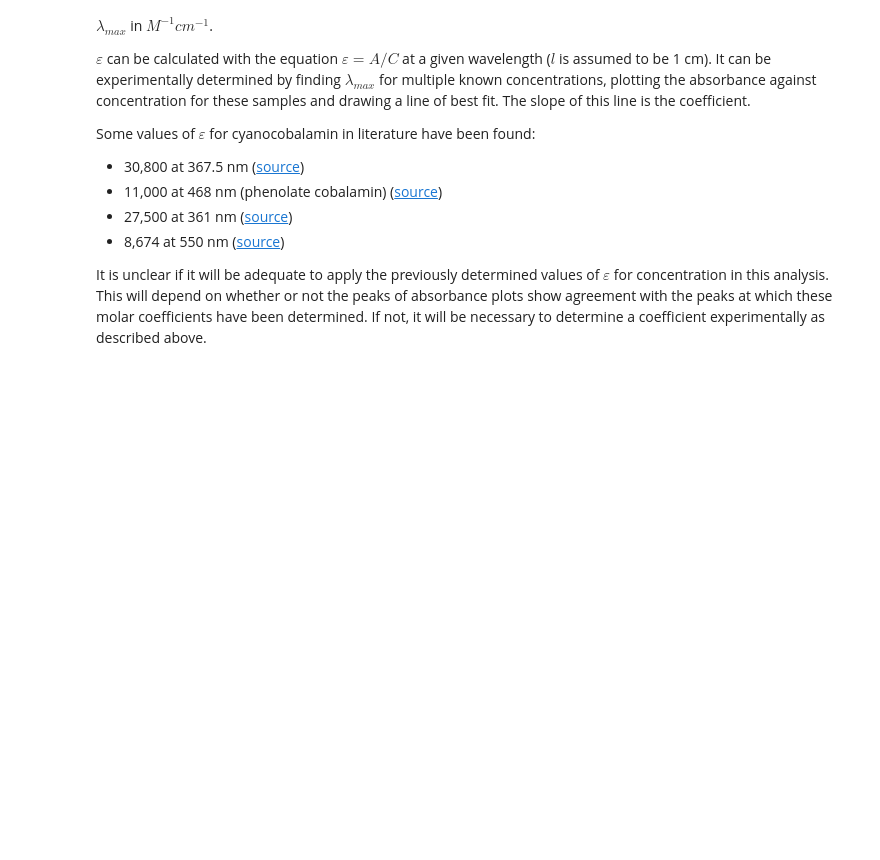
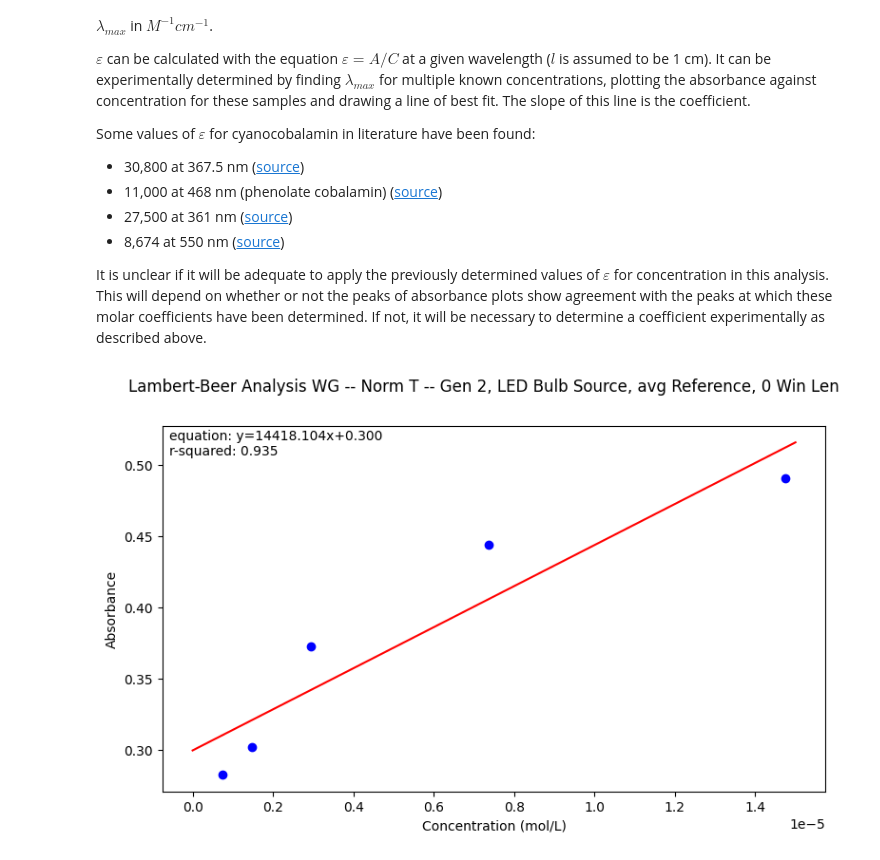
Before and after one commit to andbalch/Spectrophotometry-Project-Fine-Tuning, a Jupyter notebook: analysis.ipynb, the cells around one changed output. Saved outputs shown, nothing was run; the diff lists cells and outputs as text; code cells hidden in the pictures; blank space fills up the shorter version.

Commit message:
Reorganize figures, plotting for papers/demos

```diff
--- a/analysis.ipynb
+++ b/analysis.ipynb
@@ -447,13 +447,17 @@ test_ref = "avg"
 test_len = "0"
 test_brand = "WG"
 
-data_path = f"Plots_norm\Gen {test_gen}\{test_source} Source\{test_ref}\Win Len {test_len}\Data_{test_brand}_Gen{test_gen}_{test_source}_{test_ref}_WL{test_len}.csv"
-data = pd.read_csv(data_path)
-
 fig = go.Figure()
 for c in conc_list:
-    c_data = data.loc[data["Concentration"] == c]
-    c_data.reset_index(inplace=True)
+    # Normalized data path
+    # data_path = f"Plots_norm\Gen {test_gen}\{test_source} Source\{test_ref}\Win Len {test_len}\Data_{test_brand}_Gen{test_gen}_{test_source}_{test_ref}_WL{test_len}.csv"
+    # data = pd.read_csv(data_path)
+    # c_data = data.loc[data["Concentration"] == c]
+    # c_data.reset_index(inplace=True)
+    # Non-normalized data path
+    data_path = f"Plots\Gen {test_gen}\{test_source} Source\{test_ref}\Win Len {test_len}\Data_{test_brand}_C{c.replace(' mcg','')}_Gen{test_gen}_{test_source}_{test_ref}_WL{test_len}.csv"
+    c_data = pd.read_csv(data_path)
+
     peaks = calc_peaks(c_data['Absorbance'], method="cwt")
 
     fig.add_trace(go.Scatter(
@@ -461,7 +465,7 @@ for c in conc_list:
         y=c_data['Absorbance'],
         mode='lines',
         name=c,
-        line_color=colors[c]
+        # line_color=colors[c]
     ))
 
     fig.add_trace(go.Scatter(
@@ -477,9 +481,11 @@ fig.show()
 # sns.regplot(x=df["Concentration (mol/L)"], y=df["Absorbance"], ci=False, logx=False, line_kws={'color': "red"})
 
 molar_concentrations = [0.00000073779, 0.00000147558, 0.00000295116, 0.0000073779, 0.0000147558]
-target_peak = 690
-for ref in ref_methods:
-    for win_len in moving_avg_win_lens:
+target_peak = 580
+# for ref in ref_methods:
+for ref in ['avg']:
+    # for win_len in moving_avg_win_lens:
+    for win_len in [0]:
         data_path = f"Plots_norm\Gen 2\LED Bulb Source\{ref}\Win Len {win_len}\Data_WG_Gen2_LED Bulb_{ref}_WL{win_len}.csv"
         data = pd.read_csv(data_path)
         # Interactive spectra plot
@@ -498,33 +504,36 @@ for ref in ref_methods:
 
             absorbance = c_data.loc[c_data["Wavelength"] == peak_wl, "Absorbance"].values[0]
             peak_abs.append(absorbance)
 
             # Interactive spectra plot
             # fig.add_trace(go.Scatter(
             #     x=c_data['Wavelength'],
             #     y=c_data['Absorbance'],
             #     mode='lines',
             #     name=c,
             #     line_color=colors[c]
             #     ))
             # fig.add_trace(go.Scatter(
             #     x=[c_data['Wavelength'][i] for i in peak_inds],
             #     y=[c_data['Absorbance'][i] for i in peak_inds],
             #     mode='markers',
             #     showlegend=False
             #     ))
 
         m, b, r, _, _ = scipy.stats.linregress(molar_concentrations, peak_abs)
-        fig, ax = plt.subplots(figsize=(9,9))
+        fig, ax = plt.subplots(figsize=(9,5))
         ax.scatter(molar_concentrations, peak_abs, color="b")
         xseq = np.linspace(0, 1.5e-5, 100)
         ax.plot(xseq, m*xseq+b, color="r")
         ax.set_xlabel("Concentration (mol/L)")
         ax.set_ylabel("Absorbance")
         fig.suptitle(f'Lambert-Beer Analysis WG -- Norm T -- Gen 2, LED Bulb Source, {ref} Reference, {win_len} Win Len')
         plt.text(.01, .99, "equation: y={:.3f}x+{:.3f}\nr-squared: {:.3f}".format(m, b, r), ha='left', va='top', transform=ax.transAxes)
-        plt.savefig(os.path.join(f'Plots_norm\LBA', f'LBAPlot_WG_Gen2_LED Bulb_{ref}_WL{win_len}.JPG'), dpi=1200)
-        plt.close()
+        # plt.savefig(os.path.join(f'Plots_norm\LBA', f'LBAPlot_WG_Gen2_LED Bulb_{ref}_WL{win_len}.JPG'), dpi=1200)
+        # plt.close()
+        plt.show()
 
         # Interactive spectra plot
         # fig.show()
+# %% [output]
+[figure, added]
```
Also changed, not shown: parts of 12 cells of this notebook, 26 other files.
